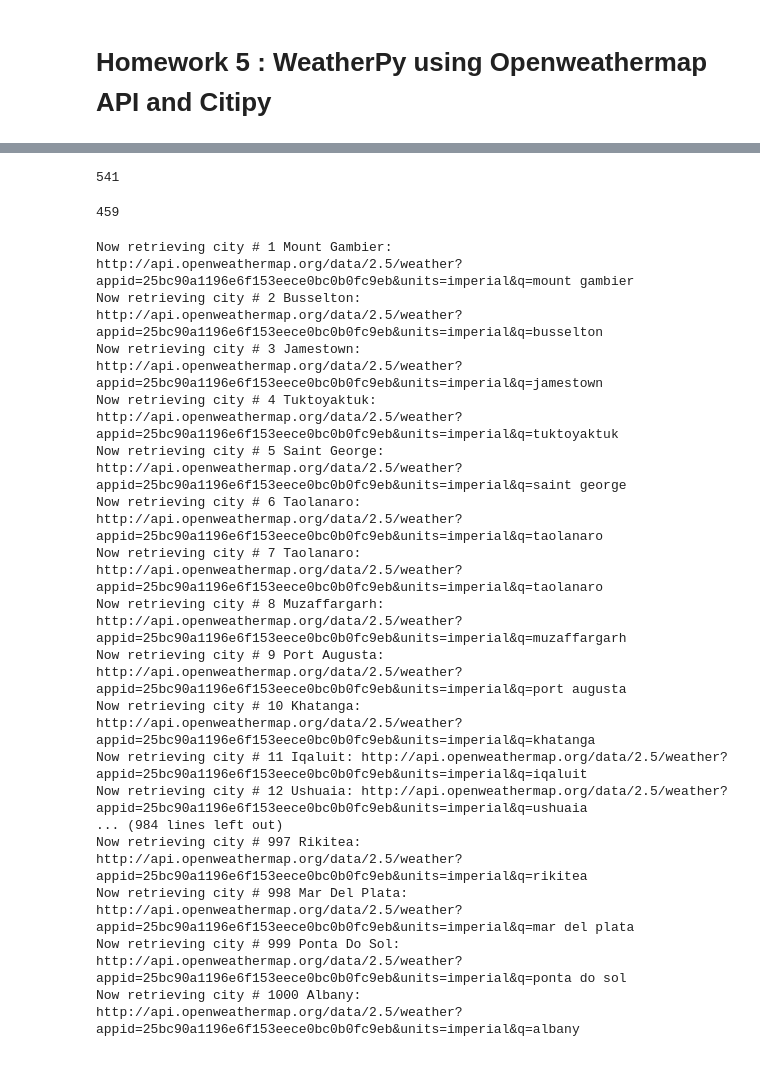
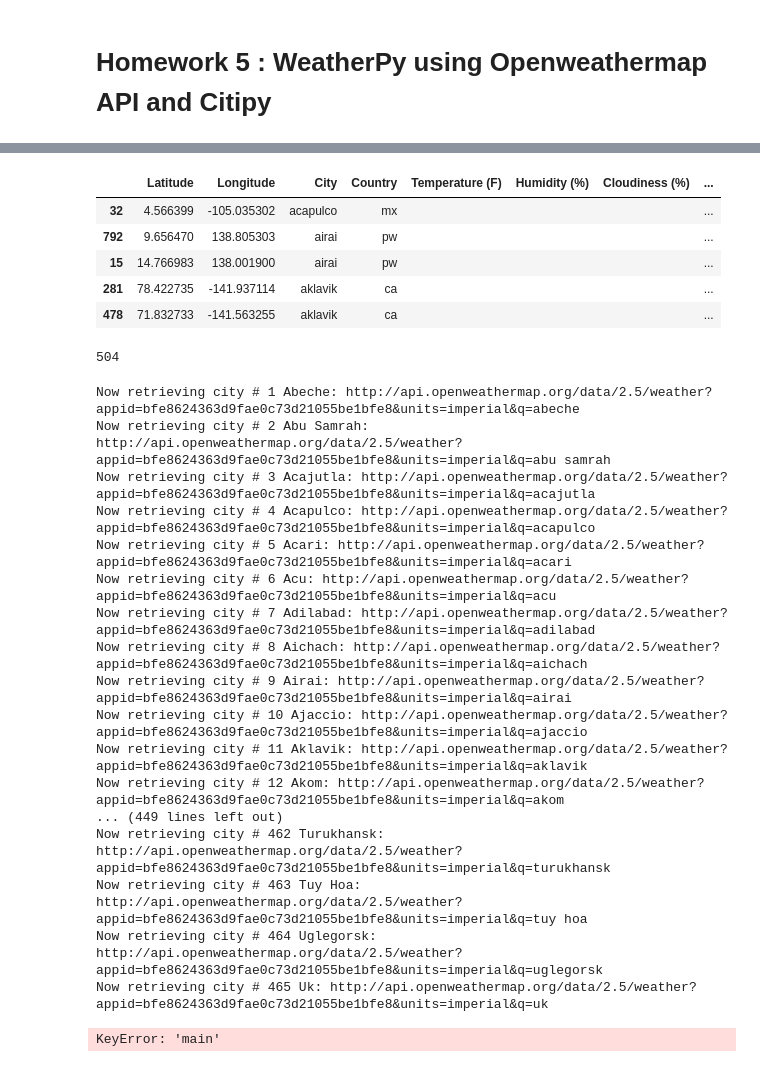
Before and after one commit to tta415/weatherpy, a Jupyter notebook: WeatherPy.ipynb, the cells around one changed output, grey strips where cells are left out. Cells and saved outputs as stored; diff of their text form; code cells hidden in the pictures.

```diff
--- a/WeatherPy.ipynb
+++ b/WeatherPy.ipynb
@@ -121,16 +92,23 @@ len(df["City"].unique())
 # %%
 # Visual check and length check duplicated cities
 df.sort_values("City", inplace=True)
 mask=df["City"].duplicated()
-#df[mask]
-len(df[mask])
+df[mask].head()
+#len(df[mask])
 # %% [output]
-541
+|  | Latitude | Longitude | City | Country | Temperature (F) | Humidity (%) | Cloudiness (%) | ... |
+| 32 | 4.566399 | -105.035302 | acapulco | mx |  |  |  | ... |
+| 792 | 9.656470 | 138.805303 | airai | pw |  |  |  | ... |
+| 15 | 14.766983 | 138.001900 | airai | pw |  |  |  | ... |
+| 281 | 78.422735 | -141.937114 | aklavik | ca |  |  |  | ... |
+| 478 | 71.832733 | -141.563255 | aklavik | ca |  |  |  | ... |
 # %%
-#There are alot of duplicates since Citipy tries to match to random coords to nearest city
-len(df.drop_duplicates(subset = ["City", "Country"], keep = 'first')) # 'first keeps first occurence
+# There are alot of duplicates since Citipy tries to match to random coords to nearest city
+# Drop duplicates and check that results count is same as unique
+df.drop_duplicates(subset = ["City"], keep = 'first', inplace=True) # 'first keeps first occurence
+len(df)
 # %% [output]
-459
+504
 # %%
 # Loop through all cities using OpenWeatherMap to return weather info
 # Need to overwrite random-generated coords with actual coords since plotting random-generated lat not same as city lat
@@ -149,29 +127,34 @@ for index, row in df.iterrows():
     return_humid = weather_data[0]["main"]["humidity"]
     return_cloud = weather_data[0]["clouds"]["all"]
     return_wind = weather_data[0]["wind"]["speed"]
+    return_lat = weather_data[0]["coord"]["lat"]
+    return_lon = weather_data[0]["coord"]["lon"]
 
     df.set_value(index, "Temperature (F)", return_temp)
     df.set_value(index, "Humidity (%)", return_humid)
     df.set_value(index, "Cloudiness (%)", return_cloud)
     df.set_value(index, "Wind Speed (mph)", return_wind)
+    df.set_value(index, "Lat", return_lat)
+    df.set_value(index, "Lon", return_lon)
 # %% [output]
-Now retrieving city # 1 Mount Gambier: http://api.openweathermap.org/data/2.5/weather?appid=25bc90a1196e6f153eece0bc0b0fc9eb&units=imperial&q=mount gambier
-Now retrieving city # 2 Busselton: http://api.openweathermap.org/data/2.5/weather?appid=25bc90a1196e6f153eece0bc0b0fc9eb&units=imperial&q=busselton
-Now retrieving city # 3 Jamestown: http://api.openweathermap.org/data/2.5/weather?appid=25bc90a1196e6f153eece0bc0b0fc9eb&units=imperial&q=jamestown
-Now retrieving city # 4 Tuktoyaktuk: http://api.openweathermap.org/data/2.5/weather?appid=25bc90a1196e6f153eece0bc0b0fc9eb&units=imperial&q=tuktoyaktuk
-Now retrieving city # 5 Saint George: http://api.openweathermap.org/data/2.5/weather?appid=25bc90a1196e6f153eece0bc0b0fc9eb&units=imperial&q=saint george
-Now retrieving city # 6 Taolanaro: http://api.openweathermap.org/data/2.5/weather?appid=25bc90a1196e6f153eece0bc0b0fc9eb&units=imperial&q=taolanaro
-Now retrieving city # 7 Taolanaro: http://api.openweathermap.org/data/2.5/weather?appid=25bc90a1196e6f153eece0bc0b0fc9eb&units=imperial&q=taolanaro
-Now retrieving city # 8 Muzaffargarh: http://api.openweathermap.org/data/2.5/weather?appid=25bc90a1196e6f153eece0bc0b0fc9eb&units=imperial&q=muzaffargarh
-Now retrieving city # 9 Port Augusta: http://api.openweathermap.org/data/2.5/weather?appid=25bc90a1196e6f153eece0bc0b0fc9eb&units=imperial&q=port augusta
-Now retrieving city # 10 Khatanga: http://api.openweathermap.org/data/2.5/weather?appid=25bc90a1196e6f153eece0bc0b0fc9eb&units=imperial&q=khatanga
-Now retrieving city # 11 Iqaluit: http://api.openweathermap.org/data/2.5/weather?appid=25bc90a1196e6f153eece0bc0b0fc9eb&units=imperial&q=iqaluit
-Now retrieving city # 12 Ushuaia: http://api.openweathermap.org/data/2.5/weather?appid=25bc90a1196e6f153eece0bc0b0fc9eb&units=imperial&q=ushuaia
-... (984 lines left out)
-Now retrieving city # 997 Rikitea: http://api.openweathermap.org/data/2.5/weather?appid=25bc90a1196e6f153eece0bc0b0fc9eb&units=imperial&q=rikitea
-Now retrieving city # 998 Mar Del Plata: http://api.openweathermap.org/data/2.5/weather?appid=25bc90a1196e6f153eece0bc0b0fc9eb&units=imperial&q=mar del plata
-Now retrieving city # 999 Ponta Do Sol: http://api.openweathermap.org/data/2.5/weather?appid=25bc90a1196e6f153eece0bc0b0fc9eb&units=imperial&q=ponta do sol
-Now retrieving city # 1000 Albany: http://api.openweathermap.org/data/2.5/weather?appid=25bc90a1196e6f153eece0bc0b0fc9eb&units=imperial&q=albany
+Now retrieving city # 1 Abeche: http://api.openweathermap.org/data/2.5/weather?appid=bfe8624363d9fae0c73d21055be1bfe8&units=imperial&q=abeche
+Now retrieving city # 2 Abu Samrah: http://api.openweathermap.org/data/2.5/weather?appid=bfe8624363d9fae0c73d21055be1bfe8&units=imperial&q=abu samrah
+Now retrieving city # 3 Acajutla: http://api.openweathermap.org/data/2.5/weather?appid=bfe8624363d9fae0c73d21055be1bfe8&units=imperial&q=acajutla
+Now retrieving city # 4 Acapulco: http://api.openweathermap.org/data/2.5/weather?appid=bfe8624363d9fae0c73d21055be1bfe8&units=imperial&q=acapulco
+Now retrieving city # 5 Acari: http://api.openweathermap.org/data/2.5/weather?appid=bfe8624363d9fae0c73d21055be1bfe8&units=imperial&q=acari
+Now retrieving city # 6 Acu: http://api.openweathermap.org/data/2.5/weather?appid=bfe8624363d9fae0c73d21055be1bfe8&units=imperial&q=acu
+Now retrieving city # 7 Adilabad: http://api.openweathermap.org/data/2.5/weather?appid=bfe8624363d9fae0c73d21055be1bfe8&units=imperial&q=adilabad
+Now retrieving city # 8 Aichach: http://api.openweathermap.org/data/2.5/weather?appid=bfe8624363d9fae0c73d21055be1bfe8&units=imperial&q=aichach
+Now retrieving city # 9 Airai: http://api.openweathermap.org/data/2.5/weather?appid=bfe8624363d9fae0c73d21055be1bfe8&units=imperial&q=airai
+Now retrieving city # 10 Ajaccio: http://api.openweathermap.org/data/2.5/weather?appid=bfe8624363d9fae0c73d21055be1bfe8&units=imperial&q=ajaccio
+Now retrieving city # 11 Aklavik: http://api.openweathermap.org/data/2.5/weather?appid=bfe8624363d9fae0c73d21055be1bfe8&units=imperial&q=aklavik
+Now retrieving city # 12 Akom: http://api.openweathermap.org/data/2.5/weather?appid=bfe8624363d9fae0c73d21055be1bfe8&units=imperial&q=akom
+... (449 lines left out)
+Now retrieving city # 462 Turukhansk: http://api.openweathermap.org/data/2.5/weather?appid=bfe8624363d9fae0c73d21055be1bfe8&units=imperial&q=turukhansk
+Now retrieving city # 463 Tuy Hoa: http://api.openweathermap.org/data/2.5/weather?appid=bfe8624363d9fae0c73d21055be1bfe8&units=imperial&q=tuy hoa
+Now retrieving city # 464 Uglegorsk: http://api.openweathermap.org/data/2.5/weather?appid=bfe8624363d9fae0c73d21055be1bfe8&units=imperial&q=uglegorsk
+Now retrieving city # 465 Uk: http://api.openweathermap.org/data/2.5/weather?appid=bfe8624363d9fae0c73d21055be1bfe8&units=imperial&q=uk
+KeyError: 'main'
 # %%
 df.head()
 # %% [output]
```
Also changed, not shown: parts of 11 cells of this notebook.
